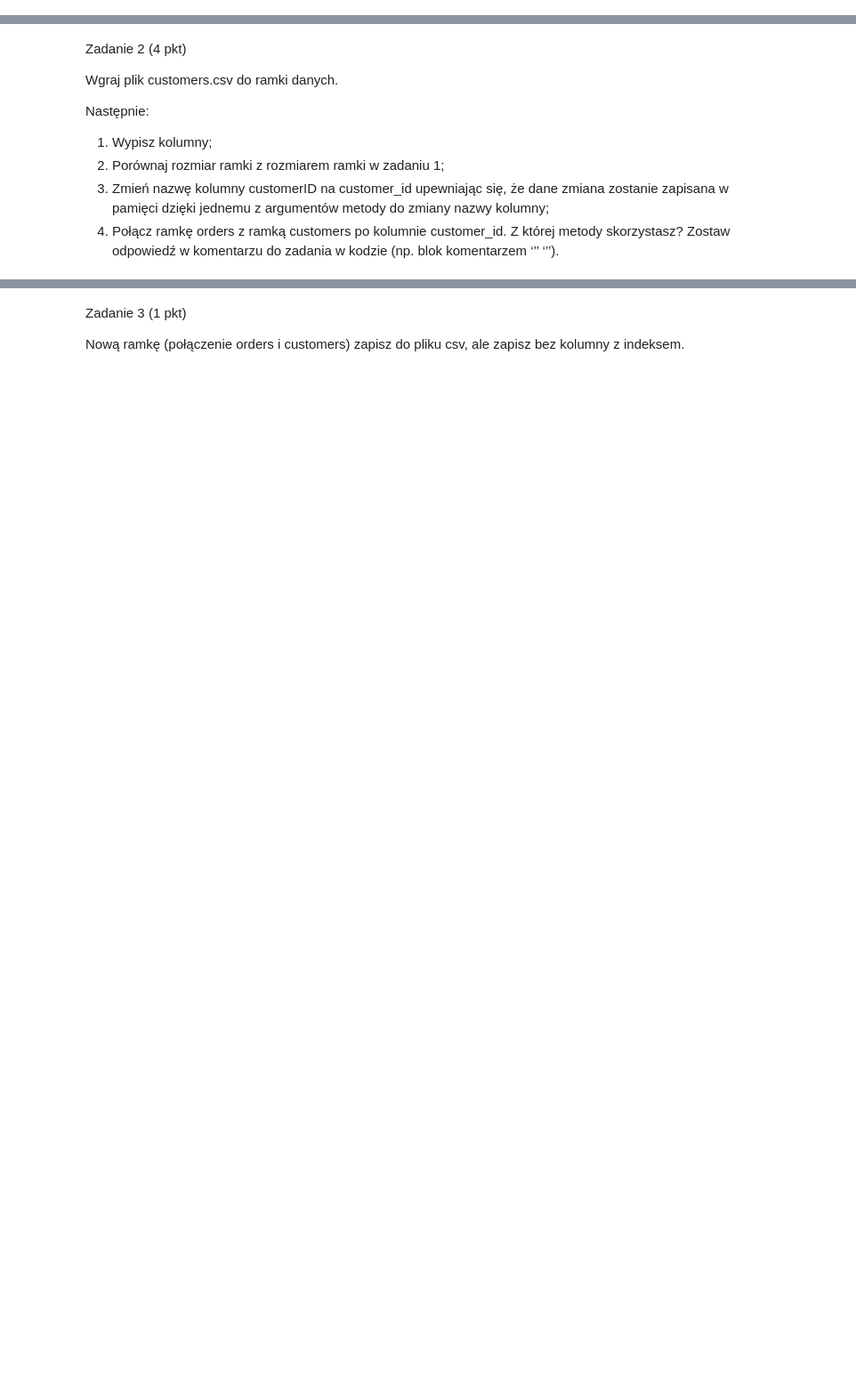
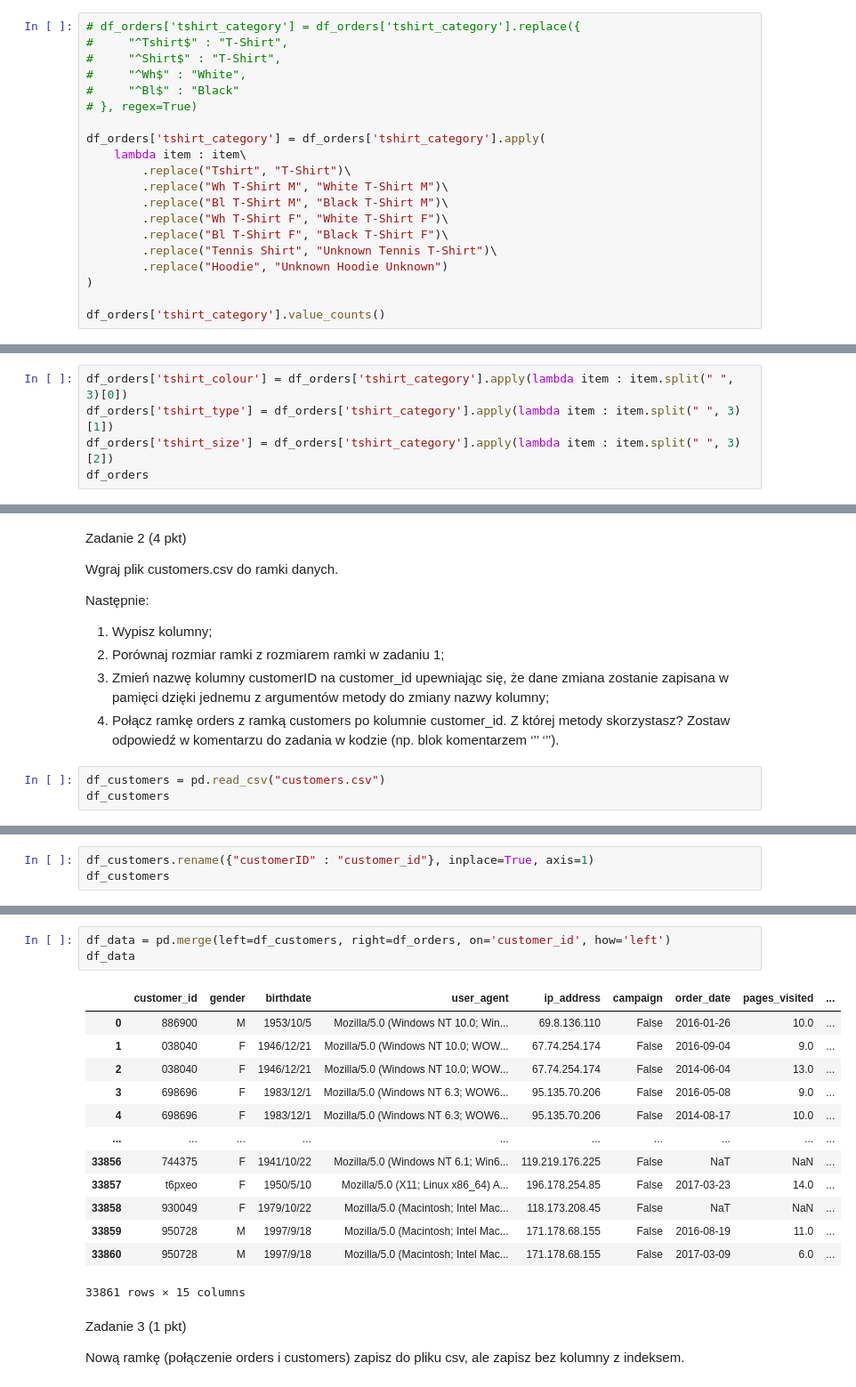
Before and after one commit to AnsealArt/PJWSTK-PAD, a Jupyter notebook: Homework/PAD-4/04_PAD_praca domowa.ipynb, the cells around one changed output, grey strips where cells are left out. Shown at 89% size. Saved outputs shown, nothing was run; the diff lists cells and outputs as text; blank space fills up the shorter version.

```diff
--- a/Homework/PAD-4/04_PAD_praca domowa.ipynb
+++ b/Homework/PAD-4/04_PAD_praca domowa.ipynb
@@ -16,0 +66,20 @@ Następnie:
+# %%
+# df_orders['tshirt_category'] = df_orders['tshirt_category'].replace({
+#     "^Tshirt$" : "T-Shirt",
+#     "^Shirt$" : "T-Shirt",
+#     "^Wh$" : "White",
+#     "^Bl$" : "Black"
+# }, regex=True)
+
+df_orders['tshirt_category'] = df_orders['tshirt_category'].apply(
+    lambda item : item\
+        .replace("Tshirt", "T-Shirt")\
+        .replace("Wh T-Shirt M", "White T-Shirt M")\
+        .replace("Bl T-Shirt M", "Black T-Shirt M")\
+        .replace("Wh T-Shirt F", "White T-Shirt F")\
+        .replace("Bl T-Shirt F", "Black T-Shirt F")\
+        .replace("Tennis Shirt", "Unknown Tennis T-Shirt")\
+        .replace("Hoodie", "Unknown Hoodie Unknown")
+)
+
+df_orders['tshirt_category'].value_counts()
@@ -16,0 +96,5 @@ Następnie:
+# %%
+df_orders['tshirt_colour'] = df_orders['tshirt_category'].apply(lambda item : item.split(" ", 3)[0])
+df_orders['tshirt_type'] = df_orders['tshirt_category'].apply(lambda item : item.split(" ", 3)[1])
+df_orders['tshirt_size'] = df_orders['tshirt_category'].apply(lambda item : item.split(" ", 3)[2])
+df_orders
@@ -25,3 +141,6 @@ Następnie:
 2. Porównaj rozmiar ramki z rozmiarem ramki w zadaniu 1;
 3. Zmień nazwę kolumny customerID  na customer_id upewniając się, że dane zmiana zostanie zapisana w pamięci dzięki jednemu z argumentów metody do zmiany nazwy kolumny;
 4. Połącz ramkę orders z ramką customers po kolumnie customer_id. Z której metody skorzystasz? Zostaw odpowiedź w komentarzu do zadania w kodzie (np. blok komentarzem ‘’’ ‘’’).
+# %%
+df_customers = pd.read_csv("customers.csv")
+df_customers
@@ -27,0 +178,3 @@ Następnie:
+# %%
+df_customers.rename({"customerID" : "customer_id"}, inplace=True, axis=1)
+df_customers
@@ -28,3 +197,20 @@ Następnie:
+# %%
+df_data = pd.merge(left=df_customers, right=df_orders, on='customer_id', how='left')
+df_data
+# %% [output]
+|  | customer_id | gender | birthdate | user_agent | ip_address | campaign | order_date | pages_visited | ... |
+| 0 | 886900 | M | 1953/10/5 | Mozilla/5.0 (Windows NT 10.0; Win... | 69.8.136.110 | False | 2016-01-26 | 10.0 | ... |
+| 1 | 038040 | F | 1946/12/21 | Mozilla/5.0 (Windows NT 10.0; WOW... | 67.74.254.174 | False | 2016-09-04 | 9.0 | ... |
+| 2 | 038040 | F | 1946/12/21 | Mozilla/5.0 (Windows NT 10.0; WOW... | 67.74.254.174 | False | 2014-06-04 | 13.0 | ... |
+| 3 | 698696 | F | 1983/12/1 | Mozilla/5.0 (Windows NT 6.3; WOW6... | 95.135.70.206 | False | 2016-05-08 | 9.0 | ... |
+| 4 | 698696 | F | 1983/12/1 | Mozilla/5.0 (Windows NT 6.3; WOW6... | 95.135.70.206 | False | 2014-08-17 | 10.0 | ... |
+| ... | ... | ... | ... | ... | ... | ... | ... | ... | ... |
+| 33856 | 744375 | F | 1941/10/22 | Mozilla/5.0 (Windows NT 6.1; Win6... | 119.219.176.225 | False | NaT | NaN | ... |
+| 33857 | t6pxeo | F | 1950/5/10 | Mozilla/5.0 (X11; Linux x86_64) A... | 196.178.254.85 | False | 2017-03-23 | 14.0 | ... |
+| 33858 | 930049 | F | 1979/10/22 | Mozilla/5.0 (Macintosh; Intel Mac... | 118.173.208.45 | False | NaT | NaN | ... |
+| 33859 | 950728 | M | 1997/9/18 | Mozilla/5.0 (Macintosh; Intel Mac... | 171.178.68.155 | False | 2016-08-19 | 11.0 | ... |
+| 33860 | 950728 | M | 1997/9/18 | Mozilla/5.0 (Macintosh; Intel Mac... | 171.178.68.155 | False | 2017-03-09 | 6.0 | ... |
+33861 rows × 15 columns
 # %% [markdown]
 Zadanie 3 (1 pkt)
 
```
Also changed, not shown: parts of 23 cells of this notebook, 1 other file.
